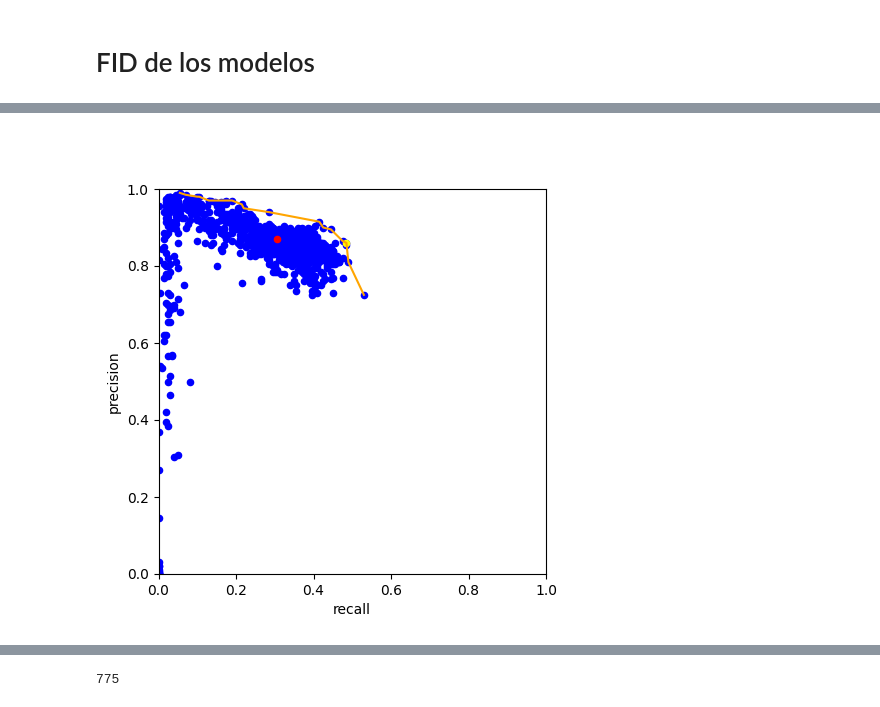
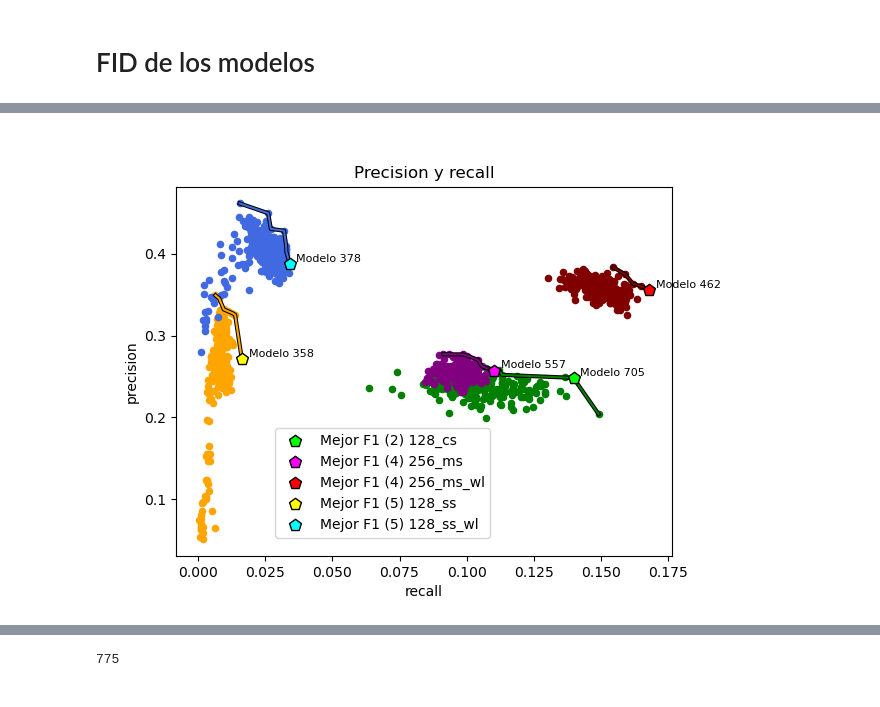
Before and after one commit to maizabros/C-StyleGAN2_FER, a Jupyter notebook: Untitled.ipynb, the cells around one changed output, grey strips where cells are left out. Drawn from its saved outputs; the diff is of its cells as text; code cells hidden in the pictures.

```diff
--- a/Untitled.ipynb
+++ b/Untitled.ipynb
@@ -21,8 +23,8 @@ import mplcursors
 # #making all charts public and setting a global theme
 # cf.set_config_file(sharing='public',theme='white',offline=True)
 # %%
-root = 'models'
-name = 'test_all_4_100k'
+root = 'final_models'
+name = 'test_all_2_100k'
 # %%
 with open(os.path.join(root, name, 'config.json'), 'r') as file:
     config = json.load(file)
@@ -55,11 +73,11 @@ torchvision.utils.save_image(average_generated_images, 'average_generated_images
   Asian  | Black      | Indian | White           |                |                 |          |       |
 
 """"""                 0  1  2  3  4  5  6  7  8   """
-label1 = torch.Tensor([1, 0, 0, 0, 0, 0, 0,        # Expression
+label1 = torch.Tensor([0, 0, 0, 1, 0, 0, 0,        # Expression
                        0, 0, 0, 0, 0, 0, 0, 0, 0,  # Age
-                       0, 1,                       # Gender
-                       0, 0, 0, 0, 0, 0, 0,        # Race7
-                       0, 0, 0, 1])                # Race4
+                       1, 0,                       # Gender
+                       0, 1, 0, 0, 0, 0, 0,        # Race7
+                       1, 0, 0, 0])                # Race4
 lines_to_generate = 8
 TOTAL = 8
 labels = label1.repeat(TOTAL, 1).cuda()
@@ -120,3 +187,6 @@ out.release()
+# %%
+root = 'final_models'
+name = 'test_all_2_100k'
 # %% [markdown]
 ## LOG ERRORES
 # %%
@@ -137,37 +207,54 @@ plt.xlim(-35, data.shape[0]+35)
 # %% [markdown]
 # FID de los modelos
 # %%
-m, step = 0, 1
-fids = pd.read_csv(os.path.join(root, name, "metrics_test_all_2_100k.csv")).dropna()
-fids_m = fids.sort_index()[fids.index > m][::step].reset_index()
-ax = fids_m.plot.scatter("recall", "precision", color="b", figsize=(5,5))
-highPareto = True
+clean = False
+colors = ["green", "green", "lime",
+          "purple", "purple", "magenta",
+          "maroon", "maroon", "red",
+          "orange", "orange", "yellow",
+          "royalblue", "royalblue", "cyan"]
+ax = plt.figure().add_subplot(111)
+for i, [root, name, label, end] in enumerate(zip(["final_models", "models", "models", "models", "models"],
+                                            ["test_all_2_100k", "test_all_4_100k", "test_all_4_100k", "test_all_5_100k", "test_all_5_100k"],
+                                            ["128_cs", "256_ms", "256_ms_wl", "128_ss", "128_ss_wl"],
+                                            ["", "", "_with_labels", "", "_with_labels"])):
+    m, step = 1, 1
+    fids = pd.read_csv(os.path.join(root, name, f"metrics_{name}{end}.csv")).dropna()
+    fids_m = fids.sort_index()[::step].reset_index()
+    fids_m = fids_m[fids_m.f1 >= fids_m.f1.mean()].reset_index() if clean else fids_m
 
-'''Pareto frontier selection process'''
-sorted_list = sorted([[fids_m.recall[i], fids_m.precision[i]] for i in range(len(fids_m.recall))], reverse=True)
-pareto_front = [sorted_list[0]]
-for pair in sorted_list[1:]:
-    if highPareto:
-        if pair[1] >= pareto_front[-1][1]:
-            pareto_front.append(pair)
-    else:
-        if pair[1] <= pareto_front[-1][1]:
-            pareto_front.append(pair)
+    fids_m.plot.scatter("recall", "precision", color=colors[i*3], ax=ax)
+    highPareto = True
 
-'''Plotting process'''
-pf_X = [pair[0] for pair in pareto_front]
-pf_Y = [pair[1] for pair in pareto_front]
-plt.plot(pf_X, pf_Y, color="orange")
+    '''Pareto frontier selection process'''
+    sorted_list = sorted([[fids_m.recall[i], fids_m.precision[i]] for i in range(len(fids_m.recall))], reverse=True)
+    pareto_front = [sorted_list[0]]
+    for pair in sorted_list[1:]:
+        if highPareto:
+            if pair[1] >= pareto_front[-1][1]:
+                pareto_front.append(pair)
+        else:
+            if pair[1] <= pareto_front[-1][1]:
+                pareto_front.append(pair)
 
-fids_m[fids_m.fid == fids_m.fid.min()].plot.scatter("recall", "precision", ax=ax, color="red")
-fids_m[fids_m.f1 == fids_m.f1.max()].plot.scatter("recall", "precision", ax=ax, color="yellow")
+    '''Plotting process'''
+    pf_X = [pair[0] for pair in pareto_front]
+    pf_Y = [pair[1] for pair in pareto_front]
+    plt.plot(pf_X, pf_Y, color=colors[i*3+1], path_effects=[pe.Stroke(linewidth=3, foreground='black'), pe.Normal()])
 
-mplcursors.cursor(ax).connect("add", lambda sel: sel.annotation.set_text(
-    f"Modelo: {fids_m.index[sel.index]+m+1}\nFID: {fids_m.iloc[sel.index].fid}\n" +
-    f"Precision: {fids_m.iloc[sel.index].precision:.2f}\nRecall: {fids_m.iloc[sel.index].recall}\n" +
-    f"F1: {fids_m.iloc[sel.index].f1}"
-) if isinstance(sel.artist, mpl.collections.PathCollection) else sel.annotation.set_text(None))
-ax.set_ylim(0,1)
-ax.set_xlim(0,1)
-# ax.set_xlim(610,800)
+    # fids_m[fids_m.fid == fids_m.fid.min()].plot.scatter("recall", "precision", ax=ax[i], color="red")
+    best_f1 = fids_m[fids_m.f1 == fids_m.f1.max()]
+    best_f1.plot.scatter("recall", "precision", ax=ax, color=colors[i*3+2],
+                                                       edgecolors='black', s=80, marker="p", label=f"Mejor F1 ({name.split('_')[2]}) {label}", zorder=10)
+    plt.text(best_f1.recall.values[0] + 0.0025, best_f1.precision.values[0] + 0.0025,
+             f"Modelo {best_f1.model.values[0]}", color="black", fontsize=8)
+    # mplcursors.cursor(ax).connect("add", lambda sel: sel.annotation.set_text(
+    #     f"Modelo: {fids_m.iloc[sel.index].model}\nFID: {fids_m.iloc[sel.index].fid}\n" +
+    #     f"Precision: {fids_m.iloc[sel.index].precision}\nRecall: {fids_m.iloc[sel.index].recall}\n" +
+    #     f"F1: {fids_m.iloc[sel.index].f1}"
+    # ) if isinstance(sel.artist, mpl.collections.PathCollection) else sel.annotation.set_text(None))
+    ax.legend(loc=[0.2, 0.05])
+ax.set_title("Precision y recall")
+# ax.set_xlim(0.0, 0.175)
+# ax.set_ylim(0.175, 0.36);
 # %% [output]
@@ -175 +262 @@ ax.set_xlim(0,1)
-[figure, old version]
+[figure, new version]
```
Also changed, not shown: parts of 15 cells of this notebook, 10 other files.
